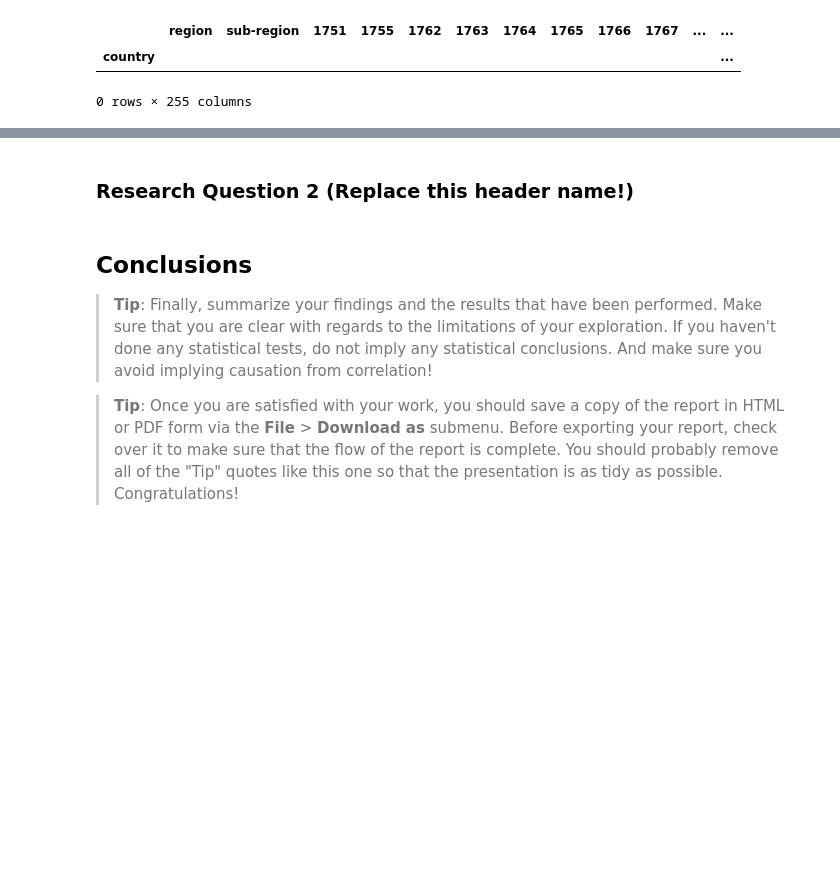
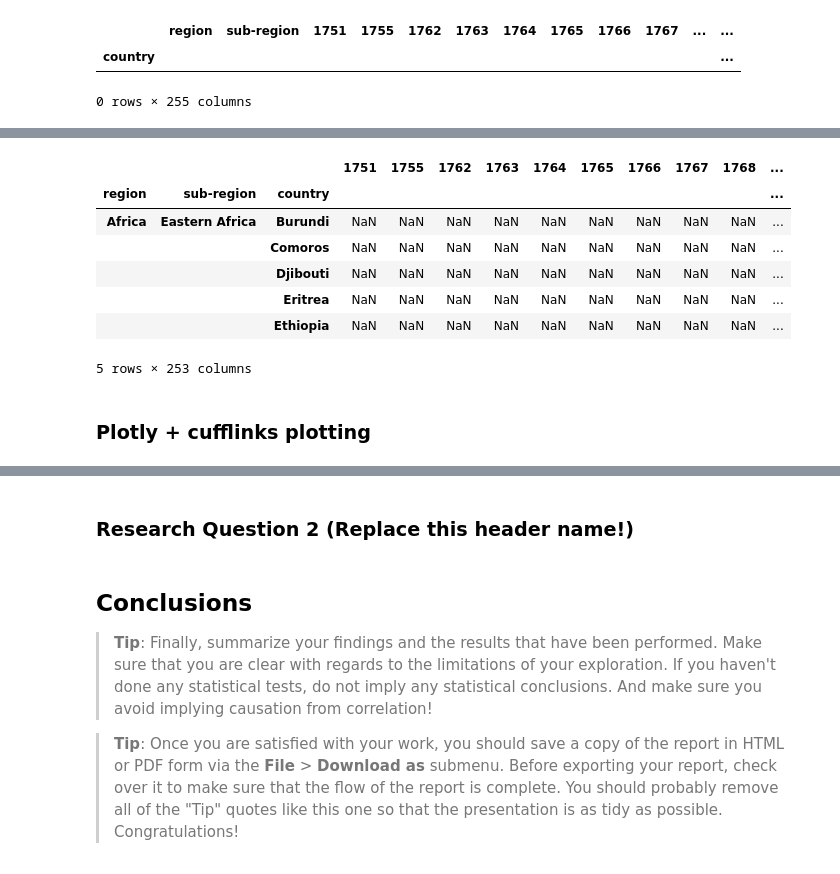
Before and after one commit to limegimlet/data_analysis_gapminder_co2, a Jupyter notebook: gapminder/investigate_gapminder_co2_data.ipynb, the cells around one changed output, grey strips where cells are left out. Cells and saved outputs as stored; diff of their text form; code cells hidden in the pictures; blank space fills up the shorter version.

```diff
--- a/gapminder/investigate_gapminder_co2_data.ipynb
+++ b/gapminder/investigate_gapminder_co2_data.ipynb
@@ -1093,0 +860,5 @@ for i in test:
+# %%
+co2_regions = co2_regions.reset_index()
+co2_regions = co2_regions.set_index(['region', 'sub-region', 'country'])
+# %%
+co2_regions = co2_regions.sort_index(level = 0)
@@ -1093,0 +897,13 @@ for i in test:
+# %%
+co2_regions.head()
+# %% [output]
+|  |  |  | 1751 | 1755 | 1762 | 1763 | 1764 | 1765 | 1766 | 1767 | 1768 | ... |
+| region | sub-region | country |  |  |  |  |  |  |  |  |  | ... |
+| Africa | Eastern Africa | Burundi | NaN | NaN | NaN | NaN | NaN | NaN | NaN | NaN | NaN | ... |
+|  |  | Comoros | NaN | NaN | NaN | NaN | NaN | NaN | NaN | NaN | NaN | ... |
+|  |  | Djibouti | NaN | NaN | NaN | NaN | NaN | NaN | NaN | NaN | NaN | ... |
+|  |  | Eritrea | NaN | NaN | NaN | NaN | NaN | NaN | NaN | NaN | NaN | ... |
+|  |  | Ethiopia | NaN | NaN | NaN | NaN | NaN | NaN | NaN | NaN | NaN | ... |
+5 rows × 253 columns
+# %% [markdown]
+### Plotly + cufflinks plotting
```
Also changed, not shown: parts of 96 cells of this notebook.
